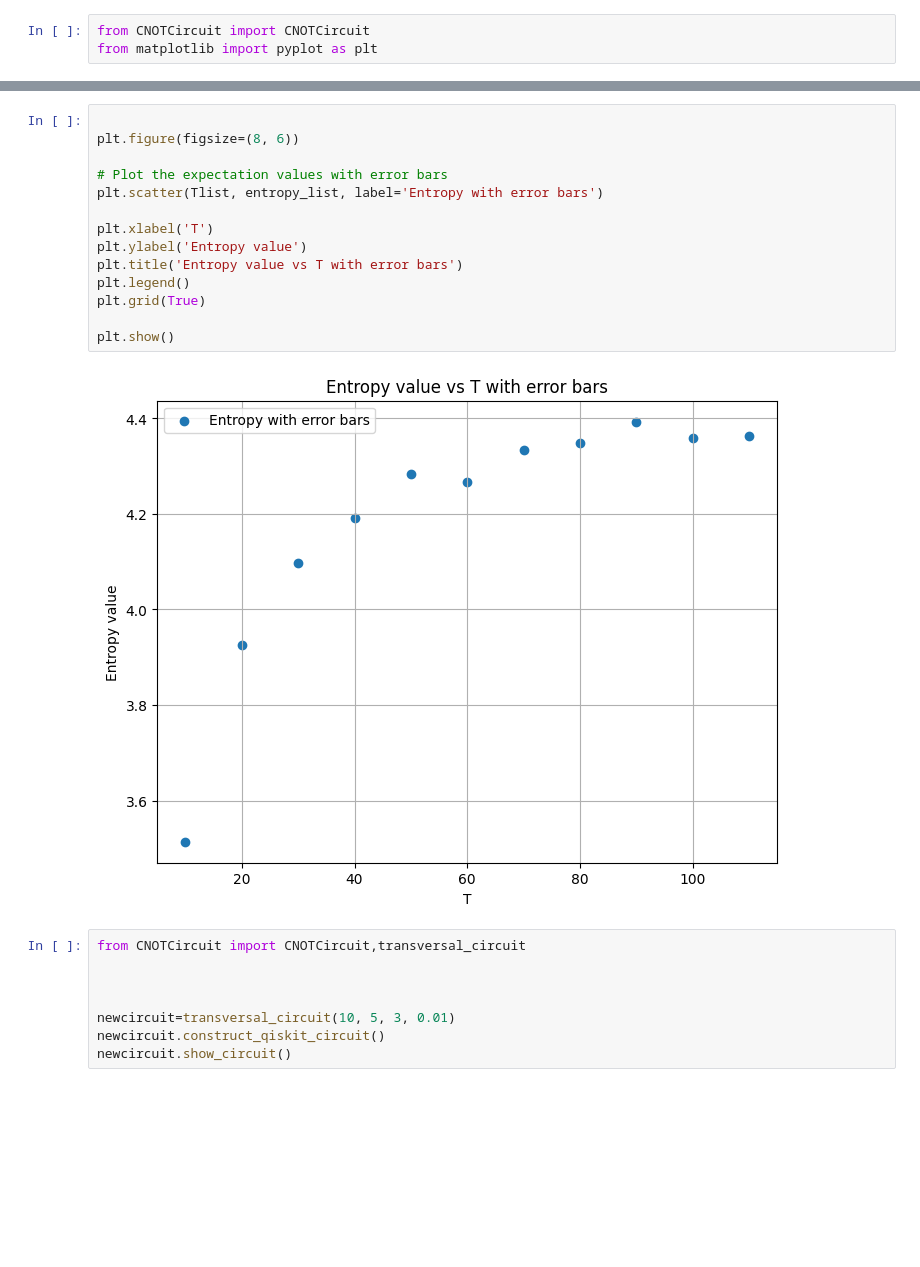
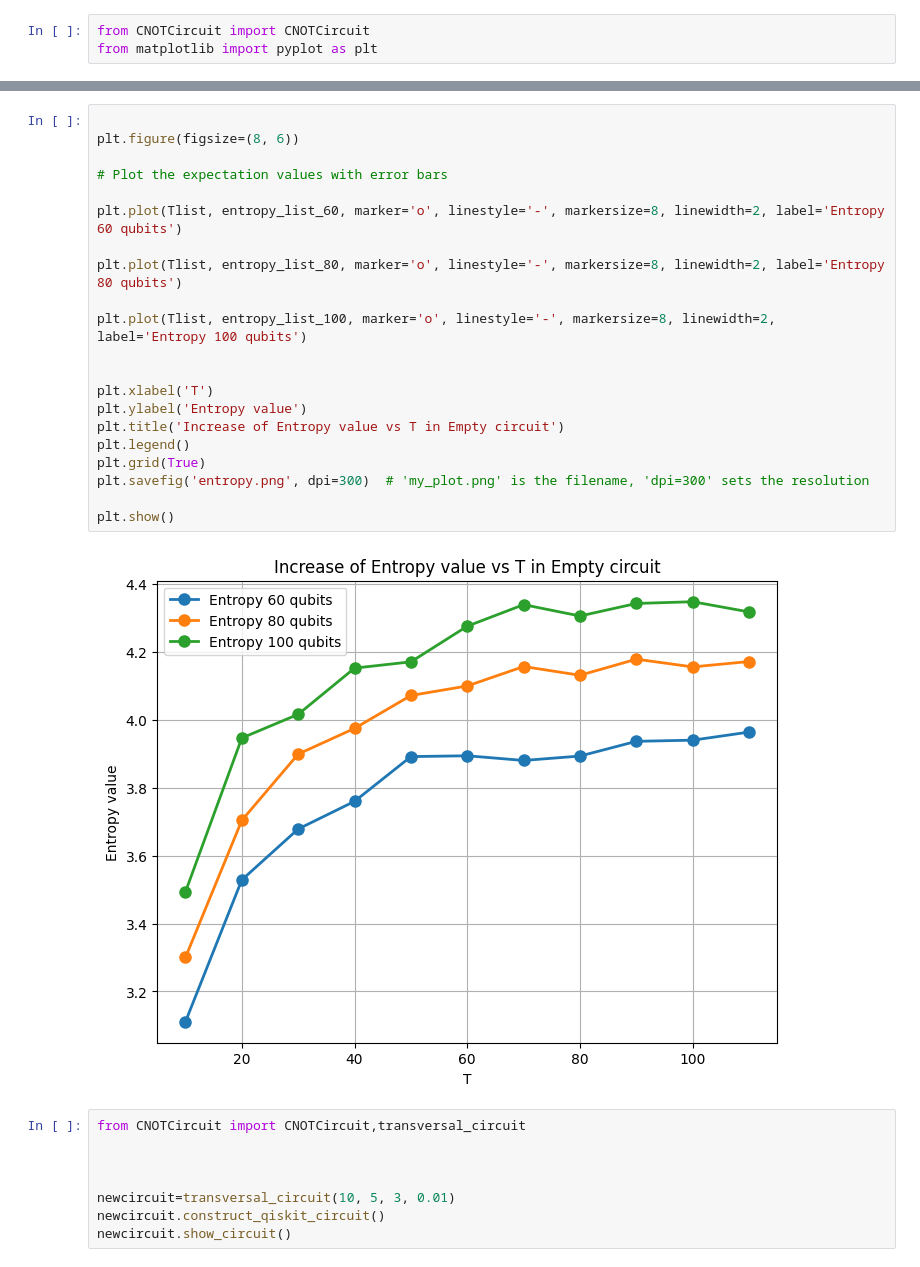
Before and after one commit to yezhuoyang/Qerrorprop, a Jupyter notebook: examples.ipynb, the cells around one changed output, grey strips where cells are left out. Drawn from its saved outputs; the diff is of its cells as text; blank space fills up the shorter version.

```diff
--- a/examples.ipynb
+++ b/examples.ipynb
@@ -261,19 +270,26 @@ plt.show()
 # %%
 
 plt.figure(figsize=(8, 6))
 
 # Plot the expectation values with error bars
-plt.scatter(Tlist, entropy_list, label='Entropy with error bars')
+
+plt.plot(Tlist, entropy_list_60, marker='o', linestyle='-', markersize=8, linewidth=2, label='Entropy 60 qubits')
+
+plt.plot(Tlist, entropy_list_80, marker='o', linestyle='-', markersize=8, linewidth=2, label='Entropy 80 qubits')
+
+plt.plot(Tlist, entropy_list_100, marker='o', linestyle='-', markersize=8, linewidth=2, label='Entropy 100 qubits')
+
 
 plt.xlabel('T')
 plt.ylabel('Entropy value')
-plt.title('Entropy value vs T with error bars')
+plt.title('Increase of Entropy value vs T in Empty circuit')
 plt.legend()
 plt.grid(True)
+plt.savefig('entropy.png', dpi=300)  # 'my_plot.png' is the filename, 'dpi=300' sets the resolution
 
 plt.show()
 # %% [output]
-[figure, old version]
+[figure, new version]
 # %%
 from CNOTCircuit import CNOTCircuit,transversal_circuit
 
```
Also changed, not shown: parts of 21 cells of this notebook, 1 other file.
